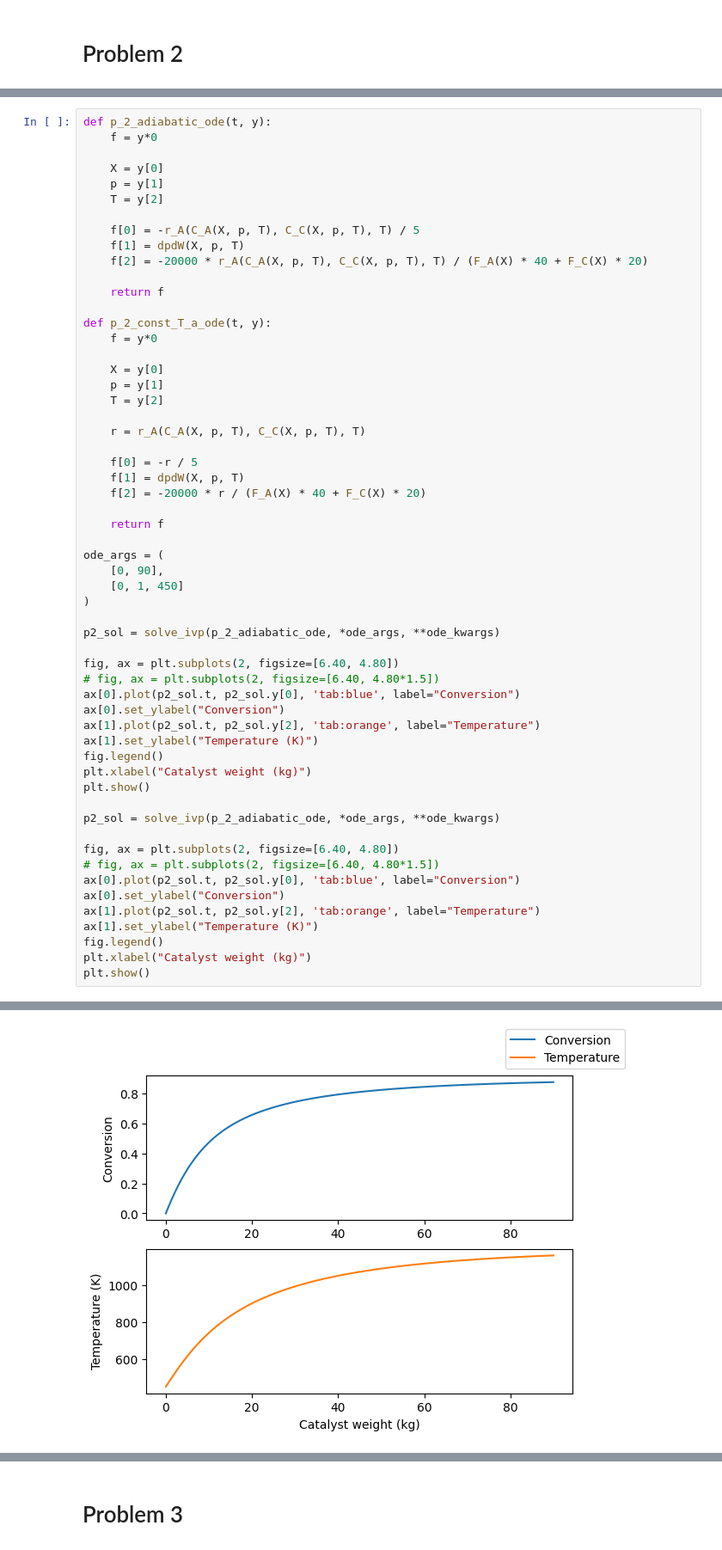
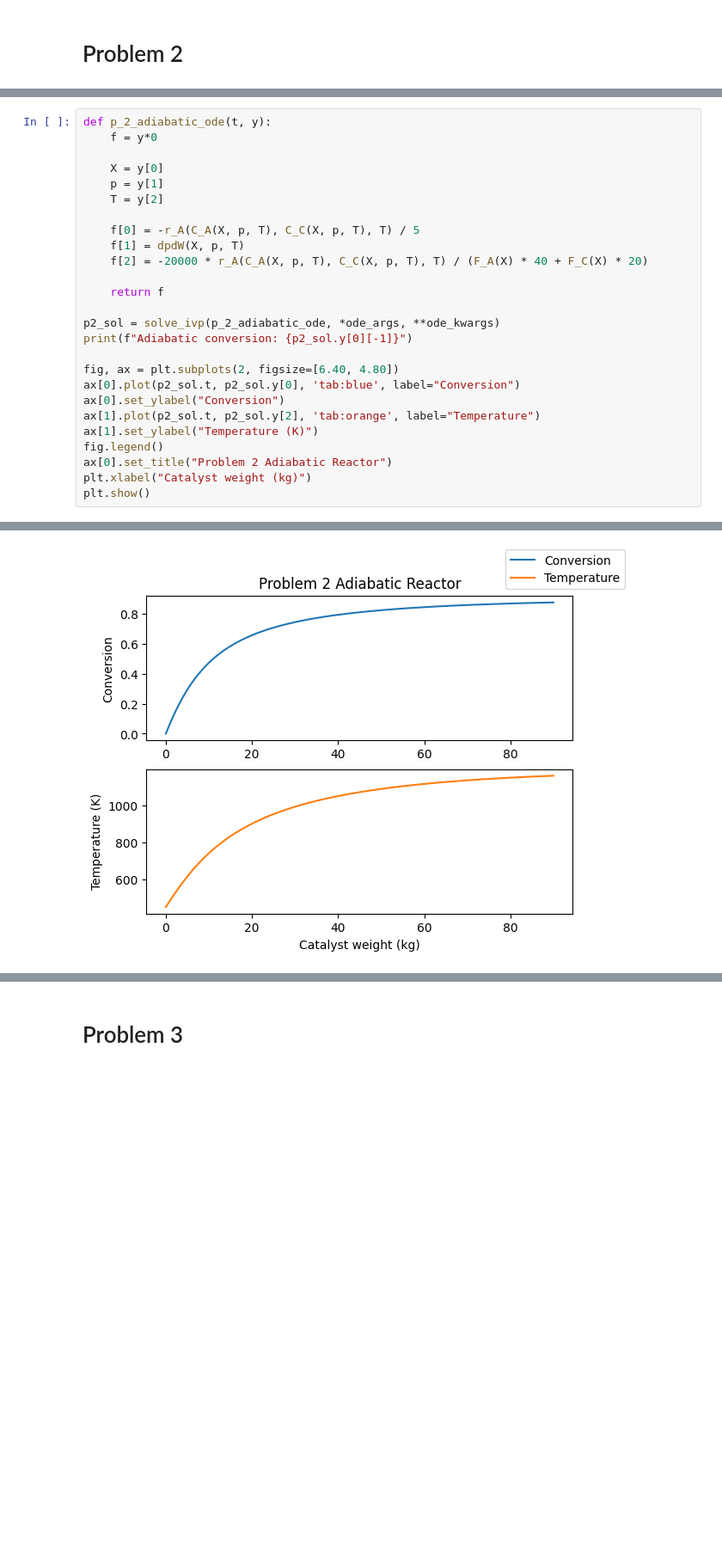
Before and after one commit to nibhscripta/Spring-2023, a Jupyter notebook: CHEN 364/CHEN 364 HW7/CHEN 364 HW7.ipynb, the cells around one changed output, grey strips where cells are left out. Shown at 86% size. Saved outputs shown, nothing was run; the diff lists cells and outputs as text; blank space fills up the shorter version.

```diff
--- a/CHEN 364/CHEN 364 HW7/CHEN 364 HW7.ipynb
+++ b/CHEN 364/CHEN 364 HW7/CHEN 364 HW7.ipynb
@@ -128,47 +135,16 @@ def p_2_adiabatic_ode(t, y):
 
     return f
 
-def p_2_const_T_a_ode(t, y):
-    f = y*0
-
-    X = y[0]
-    p = y[1]
-    T = y[2]
-
-    r = r_A(C_A(X, p, T), C_C(X, p, T), T)
-
-    f[0] = -r / 5
-    f[1] = dpdW(X, p, T)
-    f[2] = -20000 * r / (F_A(X) * 40 + F_C(X) * 20)
-
-    return f
-
-ode_args = (
-    [0, 90],
-    [0, 1, 450]
-)
-
 p2_sol = solve_ivp(p_2_adiabatic_ode, *ode_args, **ode_kwargs)
+print(f"Adiabatic conversion: {p2_sol.y[0][-1]}")
 
 fig, ax = plt.subplots(2, figsize=[6.40, 4.80])
-# fig, ax = plt.subplots(2, figsize=[6.40, 4.80*1.5])
 ax[0].plot(p2_sol.t, p2_sol.y[0], 'tab:blue', label="Conversion")
 ax[0].set_ylabel("Conversion")
 ax[1].plot(p2_sol.t, p2_sol.y[2], 'tab:orange', label="Temperature")
 ax[1].set_ylabel("Temperature (K)")
 fig.legend()
+ax[0].set_title("Problem 2 Adiabatic Reactor")
 plt.xlabel("Catalyst weight (kg)")
 plt.show()
-
-p2_sol = solve_ivp(p_2_adiabatic_ode, *ode_args, **ode_kwargs)
-
-fig, ax = plt.subplots(2, figsize=[6.40, 4.80])
-# fig, ax = plt.subplots(2, figsize=[6.40, 4.80*1.5])
-ax[0].plot(p2_sol.t, p2_sol.y[0], 'tab:blue', label="Conversion")
-ax[0].set_ylabel("Conversion")
-ax[1].plot(p2_sol.t, p2_sol.y[2], 'tab:orange', label="Temperature")
-ax[1].set_ylabel("Temperature (K)")
-fig.legend()
-plt.xlabel("Catalyst weight (kg)")
-plt.show()
 # %% [output]
@@ -175 +152 @@ plt.show()
-[figure, old version]
+[figure, new version]
```
Also changed, not shown: parts of 12 cells of this notebook, 4 other files.
